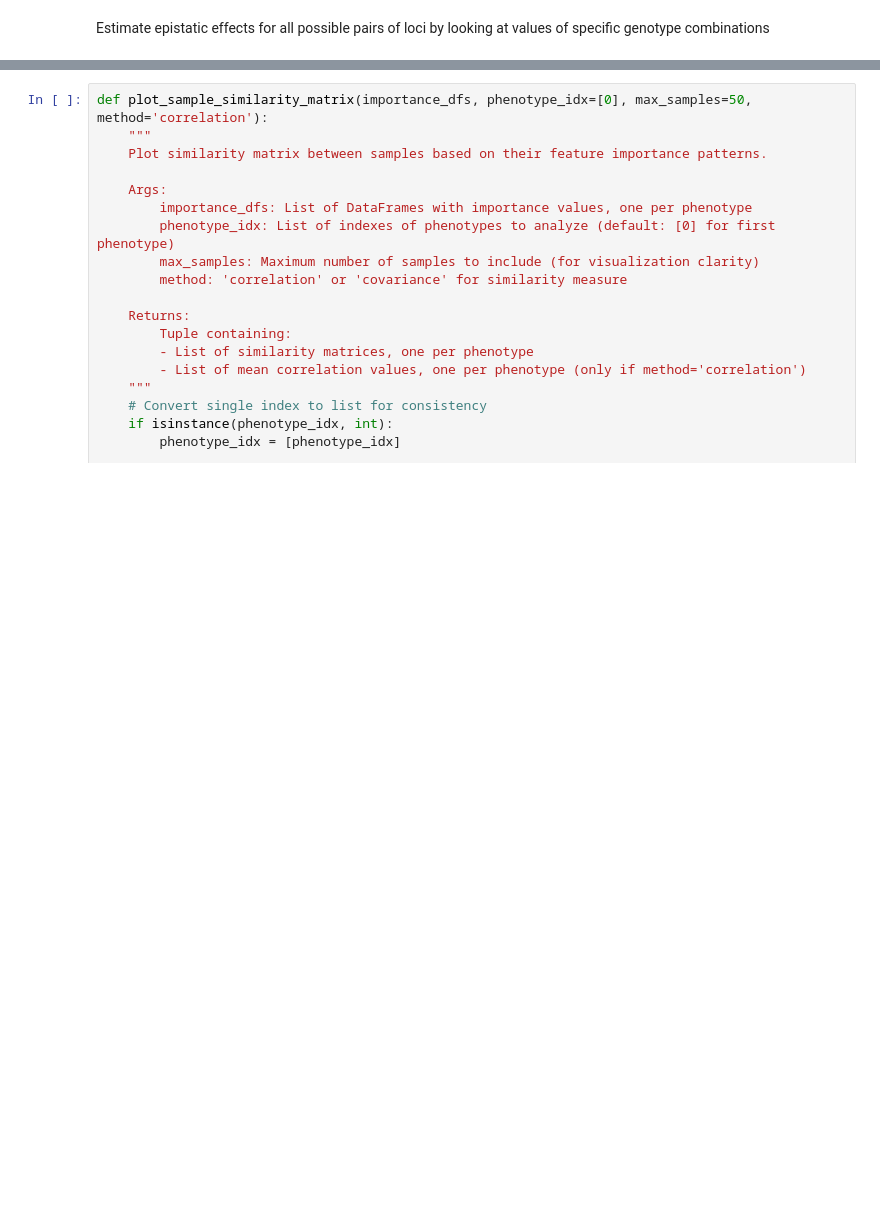
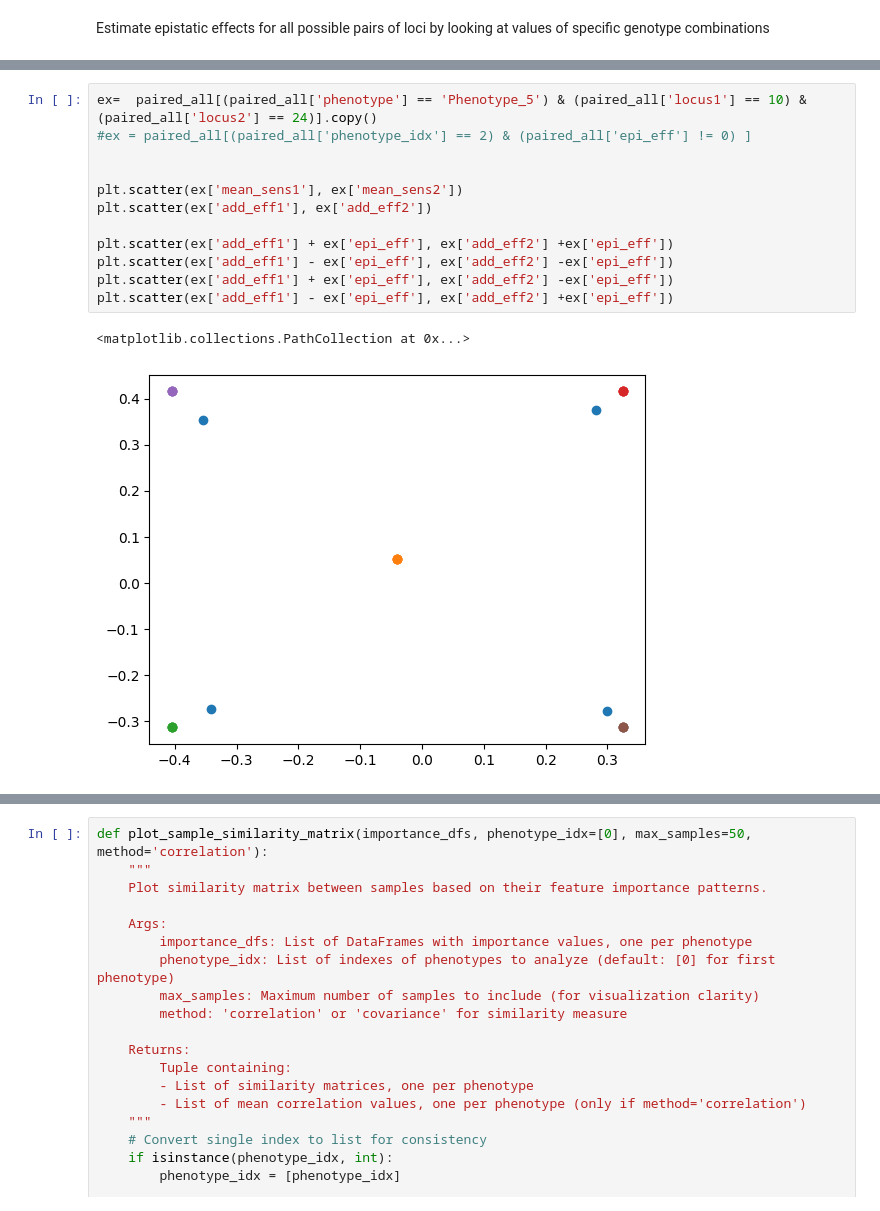
Before and after one commit to Arcadia-Science/2025_genopheno_local_linear_mapping, a Jupyter notebook: index.ipynb, the cells around one changed output, grey strips where cells are left out. Cells and saved outputs as stored; diff of their text form; blank space fills up the shorter version.

```diff
--- a/index.ipynb
+++ b/index.ipynb
@@ -1747,3 +1842,18 @@ paired_all = extract_all_epistatic_pairs(model, test_loader_gp, true_eff,
+# %%
+ex=  paired_all[(paired_all['phenotype'] == 'Phenotype_5') & (paired_all['locus1'] == 10) &  (paired_all['locus2'] == 24)].copy()
+#ex = paired_all[(paired_all['phenotype_idx'] == 2) & (paired_all['epi_eff'] != 0) ]
+
+
+plt.scatter(ex['mean_sens1'], ex['mean_sens2'])
+plt.scatter(ex['add_eff1'], ex['add_eff2'])
+
+plt.scatter(ex['add_eff1'] + ex['epi_eff'], ex['add_eff2'] +ex['epi_eff'])
+plt.scatter(ex['add_eff1'] - ex['epi_eff'], ex['add_eff2'] -ex['epi_eff'])
+plt.scatter(ex['add_eff1'] + ex['epi_eff'], ex['add_eff2'] -ex['epi_eff'])
+plt.scatter(ex['add_eff1'] - ex['epi_eff'], ex['add_eff2'] +ex['epi_eff'])
+# %% [output]
+<matplotlib.collections.PathCollection at 0x...>
+[figure, added]
 # %%
 #estimate quant-gen parameters
 qg_estimates = estimate_effects_from_sensitivities(paired_all, heritability=heritability)
```
Also changed, not shown: parts of 53 cells of this notebook.
